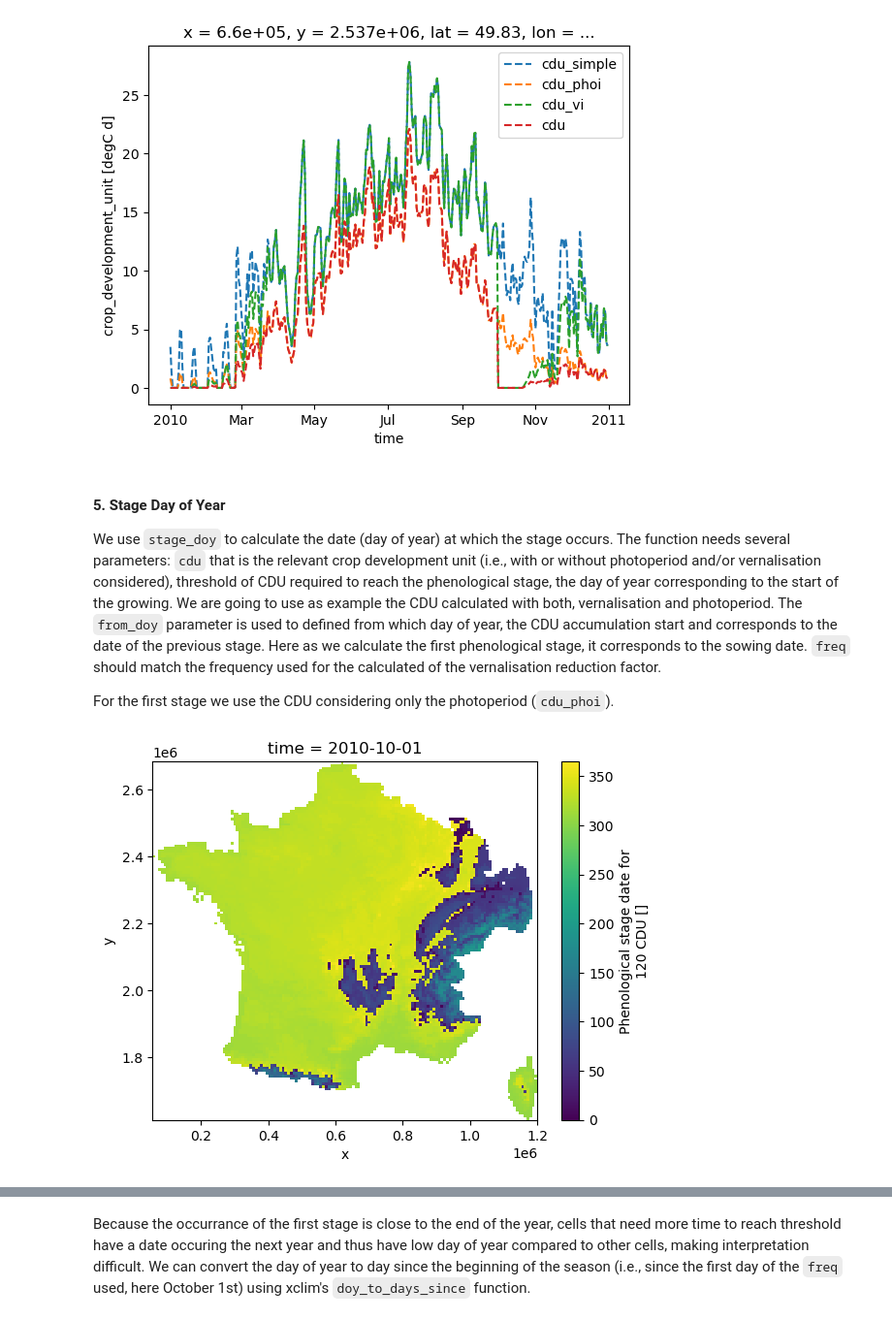
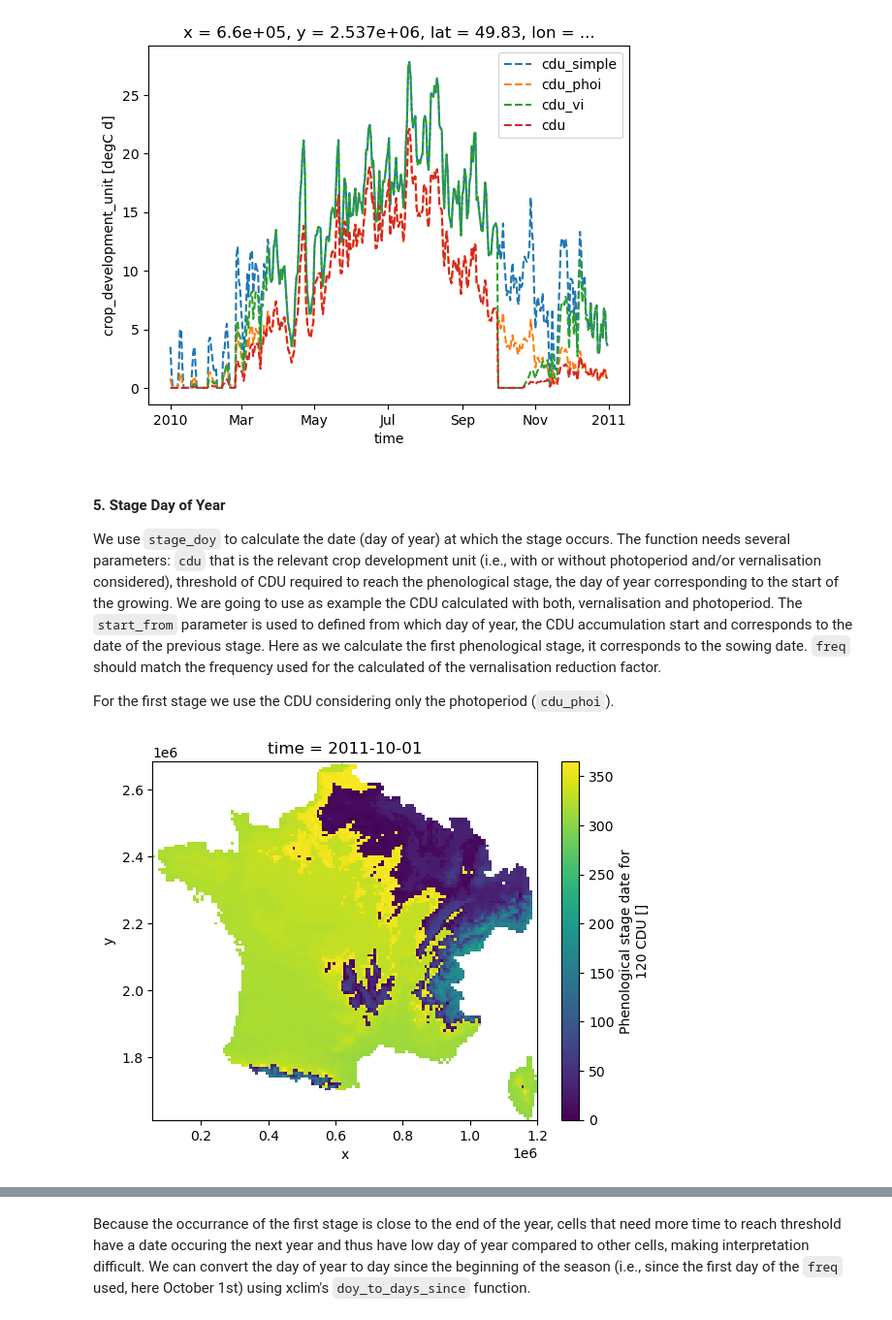
Before and after one commit to baptistehamon/pynar, a Jupyter notebook: docs/notebooks/example.ipynb, the cells around one changed output, grey strips where cells are left out. Shown at 97% size. Saved outputs shown, nothing was run; the diff lists cells and outputs as text; code cells hidden in the pictures.

```diff
--- a/docs/notebooks/example.ipynb
+++ b/docs/notebooks/example.ipynb
@@ -21,13 +21,13 @@ from pathlib import Path
 
 import xarray as xr
 from xclim.core.units import convert_units_to
+from xclim.core.calendar import time_bnds
 import matplotlib.pyplot as plt
 
 import pynar.phenology as pn
 
 # load the example dataset
-DATA_PATH = r'C:\Users\1116_temp1\Documents\DATA'
-fp = [f for f in (Path(DATA_PATH) / "EXPLORE2/CNRM-CERFACS-CNRM-CM5_CNRM-ALADIN63/rcp85").glob('*tasAdjust*.nc')]
+fp = [f for f in Path().cwd().parent.parent.glob("*tasAdjust*.nc")]
 tas = xr.open_dataset(fp[0])
 
 # subset of data
@@ -174,23 +174,23 @@ plt.show()
 #### 5. Stage Day of Year
 
 We use `stage_doy` to calculate the date (day of year) at which the stage occurs. The function needs several parameters: `cdu`  that is the relevant crop development unit (i.e., with or without photoperiod and/or vernalisation considered), threshold of CDU required to reach the phenological stage, the day of year corresponding to the start of the growing.
-We are going to use as example the CDU calculated with both, vernalisation and photoperiod. The `from_doy` parameter is used to defined from which day of year, the CDU accumulation start and corresponds to the date of the previous stage. Here as we calculate the first phenological stage, it corresponds to the sowing date. `freq` should match the frequency used for the calculated of the vernalisation reduction factor.
+We are going to use as example the CDU calculated with both, vernalisation and photoperiod. The `start_from` parameter is used to defined from which day of year, the CDU accumulation start and corresponds to the date of the previous stage. Here as we calculate the first phenological stage, it corresponds to the sowing date. `freq` should match the frequency used for the calculated of the vernalisation reduction factor.
 
 For the first stage we use the CDU considering only the photoperiod (`cdu_phoi`).
 # %%
 # first stage: need 120 CDU from sowing date
 s1 = pn.stage_doy(
     cdu=cdu_phoi,
     thresh=120,
-    from_doy=288,  # date of previous stage
+    start_from="10-15",  # previous stage date (sowing date)
     freq="YS-OCT"  # yearly frequency starting in October
 )
 
 # plot the first stage for the first year
 s1.isel(time=1).plot(vmin=0, vmax=365, cmap="viridis")
 plt.show()
 # %% [output]
-[figure, old version]
+[figure, new version]
 # %%
 # plot the first stage date for two different locations
 s1.isel(x=75, y=115).plot(label='North France') # North of France
```
Also changed, not shown: parts of 9 cells of this notebook, 1 other file.
